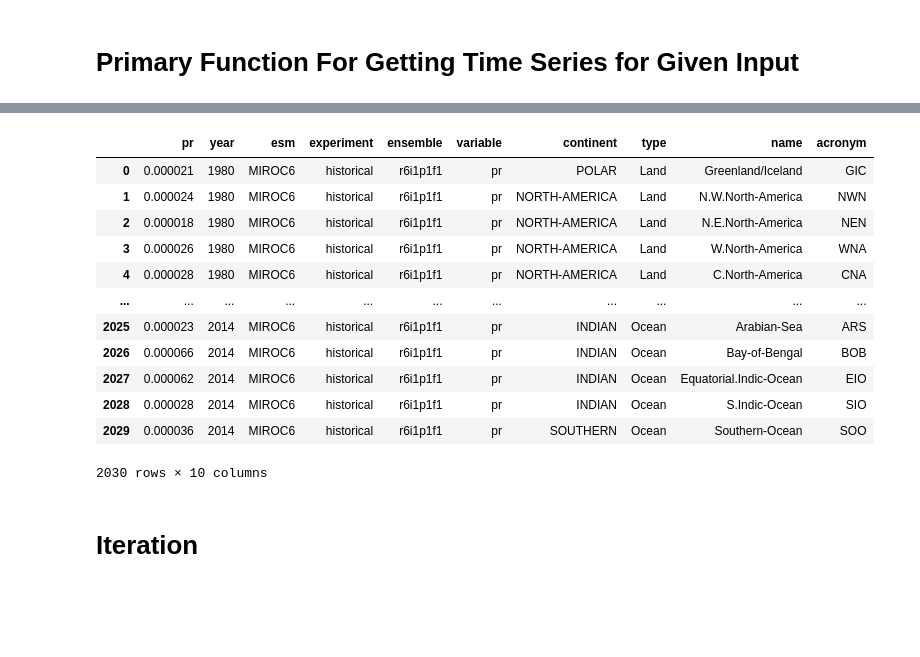
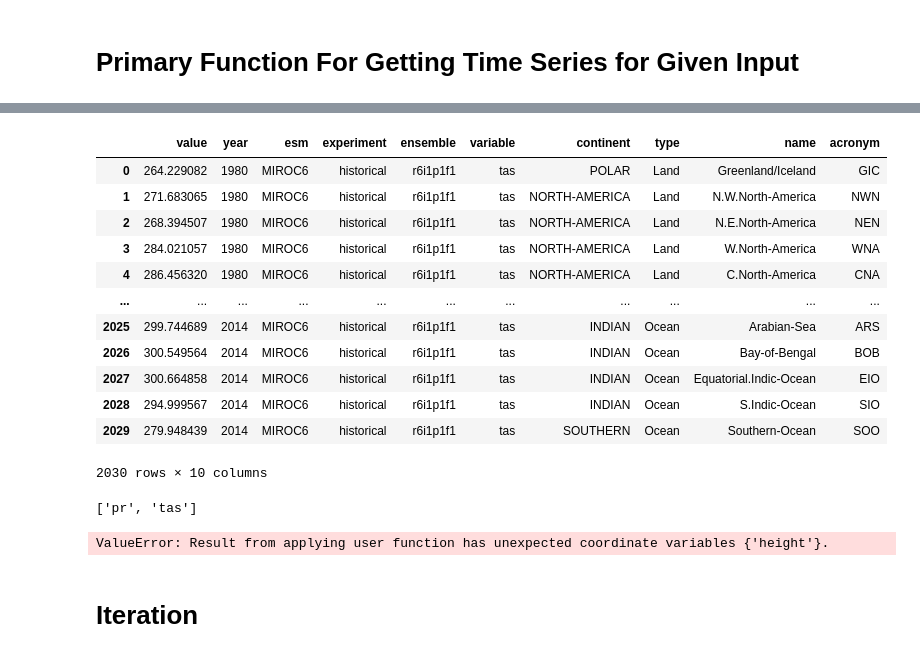
Before and after one commit to JGCRI/stitches_in_r, a Jupyter notebook: R/inst/shinyApp/python_curation/aoi_extractions.ipynb, the cells around one changed output, grey strips where cells are left out. Drawn from its saved outputs; the diff is of its cells as text; code cells hidden in the pictures; blank space fills up the shorter version.

```diff
--- a/R/inst/shinyApp/python_curation/aoi_extractions.ipynb
+++ b/R/inst/shinyApp/python_curation/aoi_extractions.ipynb
@@ -559,19 +696,70 @@ def get_time_series(model, experiment, ensemble, variable, aois, aoi_labs):
+# %%
+
+# Get masks for regions
+region_masks = regionmask.mask_3D_geopandas(aois, matched_data.lon, matched_data.lat)
+matched_data = matched_data.where(region_masks).copy()
+
+# If the experiment is historical, further slice to reference years.
+# Otherwise, slice to comparison years:
+# What is with this UKESM1-0-LL ESM?
+# Why are we doing this weird slicing?
+win_len = comp_end - comp_start + 1
+if experiment == 'historical':
+    win_len = ref_end - ref_start + 1
+    if model == 'UKESM1-0-LL':
+        matched_data = matched_data.sel(time=slice(str(ref_start) + '-01-01',
+                                '2014-12-30')).copy()
+    if model != 'UKESM1-0-LL':
+        matched_data = matched_data.sel(time=slice(str(ref_start) + '-01-01',
+                                                    str(ref_end) +'-12-31')).copy()
+
+if experiment != 'historical':
+    if model == 'UKESM1-0-LL':
+        matched_data = matched_data.sel(time=slice(str(comp_start) + '-01-01',
+                                '2099-12-30')).copy()
+    if model != 'UKESM1-0-LL':
+        matched_data = matched_data.sel(time=slice(str(comp_start) + '-01-01',
+                                                    str(comp_end) +'-12-31')).copy()
+
+if len(matched_data.time) >= 12 * win_len:
+
+    # Force download of data and set each region to one chunk
+    matched_data = matched_data.persist().chunk({'lon': -1, 'lat': -1, 'time': -1, 'region': 1}).copy()
+
+    # Template for map_blocks
+    template = get_template_arr(matched_data, variable)
+
+    # For each region (which is a single chunk), get the annual mean values (weighted by area) for each year
+    mean_by_year_region_arr = xr.map_blocks(annual_area_weighted_mean, matched_data, kwargs={'variable_name': variable}, template = template)
+    mean_by_year_region_arr.compute()
+
+    # Format resulting data
+    mean_by_year_region_df = format_aoi_values(mean_by_year_region_arr, variable, file_list, 0, aoi_labs)
+    mean_by_year_region_df = mean_by_year_region_df.rename(columns={variable: 'value'})
+# %%
+mean_by_year_region_df.rename(columns={'tas': 'value'})
+# %% [output]
+|  | value | year | esm | experiment | ensemble | variable | continent | type | name | acronym |
+| 0 | 264.229082 | 1980 | MIROC6 | historical | r6i1p1f1 | tas | POLAR | Land | Greenland/Iceland | GIC |
+| 1 | 271.683065 | 1980 | MIROC6 | historical | r6i1p1f1 | tas | NORTH-AMERICA | Land | N.W.North-America | NWN |
+| 2 | 268.394507 | 1980 | MIROC6 | historical | r6i1p1f1 | tas | NORTH-AMERICA | Land | N.E.North-America | NEN |
+| 3 | 284.021057 | 1980 | MIROC6 | historical | r6i1p1f1 | tas | NORTH-AMERICA | Land | W.North-America | WNA |
+| 4 | 286.456320 | 1980 | MIROC6 | historical | r6i1p1f1 | tas | NORTH-AMERICA | Land | C.North-America | CNA |
+| ... | ... | ... | ... | ... | ... | ... | ... | ... | ... | ... |
+| 2025 | 299.744689 | 2014 | MIROC6 | historical | r6i1p1f1 | tas | INDIAN | Ocean | Arabian-Sea | ARS |
+| 2026 | 300.549564 | 2014 | MIROC6 | historical | r6i1p1f1 | tas | INDIAN | Ocean | Bay-of-Bengal | BOB |
+| 2027 | 300.664858 | 2014 | MIROC6 | historical | r6i1p1f1 | tas | INDIAN | Ocean | Equatorial.Indic-Ocean | EIO |
+| 2028 | 294.999567 | 2014 | MIROC6 | historical | r6i1p1f1 | tas | INDIAN | Ocean | S.Indic-Ocean | SIO |
+| 2029 | 279.948439 | 2014 | MIROC6 | historical | r6i1p1f1 | tas | SOUTHERN | Ocean | Southern-Ocean | SOO |
+2030 rows × 10 columns
+# %%
+vars1
+# %% [output]
+['pr', 'tas']
 # %%
-get_time_series('MIROC6', 'historical', 'r6i1p1f1', 'pr', aoi, aoi_labels)
+get_time_series('MIROC6', 'historical', 'r6i1p1f1', 'tas', aoi, aoi_labels)
 # %% [output]
-|  | pr | year | esm | experiment | ensemble | variable | continent | type | name | acronym |
-| 0 | 0.000021 | 1980 | MIROC6 | historical | r6i1p1f1 | pr | POLAR | Land | Greenland/Iceland | GIC |
-| 1 | 0.000024 | 1980 | MIROC6 | historical | r6i1p1f1 | pr | NORTH-AMERICA | Land | N.W.North-America | NWN |
-| 2 | 0.000018 | 1980 | MIROC6 | historical | r6i1p1f1 | pr | NORTH-AMERICA | Land | N.E.North-America | NEN |
-| 3 | 0.000026 | 1980 | MIROC6 | historical | r6i1p1f1 | pr | NORTH-AMERICA | Land | W.North-America | WNA |
-| 4 | 0.000028 | 1980 | MIROC6 | historical | r6i1p1f1 | pr | NORTH-AMERICA | Land | C.North-America | CNA |
-| ... | ... | ... | ... | ... | ... | ... | ... | ... | ... | ... |
-| 2025 | 0.000023 | 2014 | MIROC6 | historical | r6i1p1f1 | pr | INDIAN | Ocean | Arabian-Sea | ARS |
-| 2026 | 0.000066 | 2014 | MIROC6 | historical | r6i1p1f1 | pr | INDIAN | Ocean | Bay-of-Bengal | BOB |
-| 2027 | 0.000062 | 2014 | MIROC6 | historical | r6i1p1f1 | pr | INDIAN | Ocean | Equatorial.Indic-Ocean | EIO |
-| 2028 | 0.000028 | 2014 | MIROC6 | historical | r6i1p1f1 | pr | INDIAN | Ocean | S.Indic-Ocean | SIO |
-| 2029 | 0.000036 | 2014 | MIROC6 | historical | r6i1p1f1 | pr | SOUTHERN | Ocean | Southern-Ocean | SOO |
-2030 rows × 10 columns
+ValueError: Result from applying user function has unexpected coordinate variables {'height'}.
 # %% [markdown]
 # Iteration
 # %%
```
Also changed, not shown: parts of 9 cells of this notebook, 1 other file.
